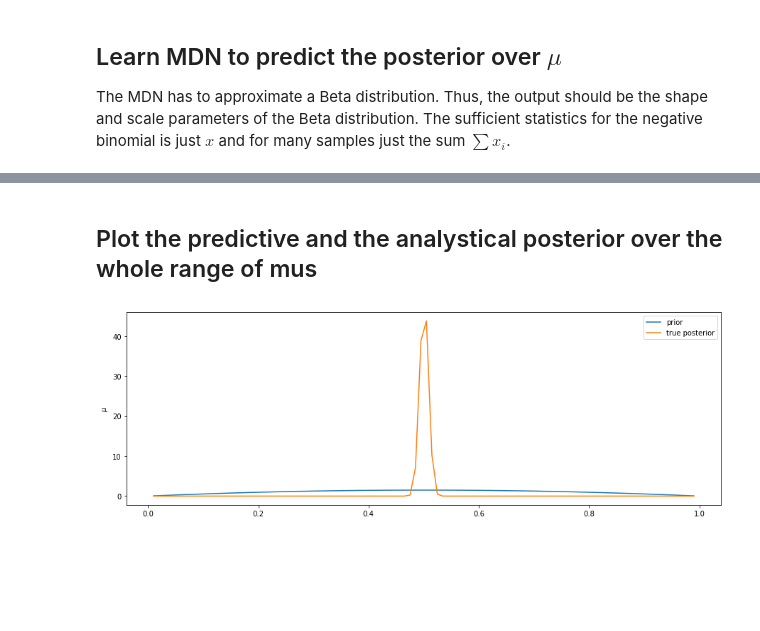
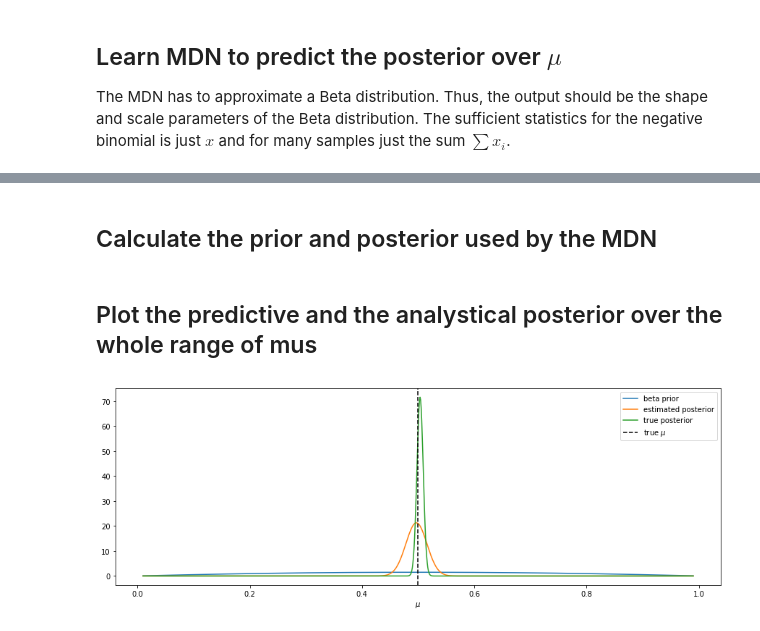
Before and after one commit to janfb/mcabc, a Jupyter notebook: NegBin_fitting_MDN.ipynb, the cells around one changed output, grey strips where cells are left out. Cells and saved outputs as stored; diff of their text form; code cells hidden in the pictures; blank space fills up the shorter version.

```diff
--- a/NegBin_fitting_MDN.ipynb
+++ b/NegBin_fitting_MDN.ipynb
@@ -120,23 +152,23 @@ class MDN_phi(nn.Module):
         super(MDN_phi, self).__init__()
         self.fc_in = nn.Linear(ndim_input, n_hidden)
         self.tanh = nn.Tanh()
-        self.scale_out = torch.nn.Sequential(
+        self.alpha_out = torch.nn.Sequential(
               nn.Linear(n_hidden, n_components),
               nn.Softplus())
-        self.shape_out = torch.nn.Sequential(
+        self.beta_out = torch.nn.Sequential(
               nn.Linear(n_hidden, n_components),
               nn.Softplus())
 
     def forward(self, x):
         out = self.fc_in(x)
         act = self.tanh(out)
-        out_shape = self.scale_out(act)
-        out_scale = self.shape_out(act)
-        return (out_shape, out_scale)
+        out_alpha = self.alpha_out(act)
+        out_beta = self.beta_out(act)
+        return (out_alpha, out_beta)
 
 # the loss evaluates model (MoG) with the given data (y) and takes the log loss
 def mdn_loss_function(out_shape, out_scale, y):
-    result = gamma_pdf(y, out_shape, out_scale, log=True)
+    result = beta_pdf(y, out_shape, out_scale, log=True)
     result = torch.mean(result)  # mean over batch
     return -result
 
@@ -170,0 +205,3 @@ def train(X, Y, n_epochs=500, n_minibatch=50):
+# %%
+model = MDN_phi(ndim_input=1, n_components=1)
+optim = torch.optim.Adam(model.parameters(), lr=0.01)
@@ -171,23 +228,46 @@ def train(X, Y, n_epochs=500, n_minibatch=50):
+# %% [markdown]
+## Calculate the prior and posterior used by the MDN
+# %%
+# now evaluate the model at the observed data
+# normalize data
+#stats_o = ((X_o - data_mean) / data_std).astype(float).reshape(1, 1)
+stats_o = (np.mean(X_o)).astype(float).reshape(1, 1)
+
+X_var = Variable(torch.Tensor(stats_o))
+
+(out_shape, out_scale) = model(X_var)
+# %%
+n_thetas = 1000
+thetas = np.linspace(0.01, .99, n_thetas)
+
+# make sure all variabel have dimensions (N, 1)
+out_shapes = Variable(torch.Tensor(out_shape.data * torch.ones(thetas.size))).view(n_thetas, 1)
+out_scales = Variable(torch.Tensor(out_scale.data * torch.ones(thetas.size))).view(n_thetas, 1)
+
+posterior_pred = beta_pdf(Variable(torch.Tensor(thetas.reshape(n_thetas, 1))), out_shapes, out_scales, log=False).data.numpy()
 # %% [markdown]
 ## Plot the predictive and the analystical posterior over the whole range of mus
 # %%
 N = X_o.size
 M = n_failures
 
 # analytical posterior
-mus = np.linspace(0.01, 0.99, 100)
+mus = thetas
 
-prior = beta.pdf(mus, alp, bet)
+prior1 = beta.pdf(mus, alp, bet)
 
 a = alp + X_o.sum()
 b = bet + N * M
 post_ana = beta.pdf(mus, a, b)
 
 # plotting
 plt.figure(figsize=(15, 5))
-plt.plot(mus, prior, label='prior')
+plt.plot(mus, prior1, label='beta prior')
+
+plt.plot(mus, posterior_pred, label='estimated posterior')
 plt.plot(mus, post_ana, label='true posterior')
-plt.ylabel(r'$\mu$')
+plt.axvline(x=true_mu, ls='--', c='k', label=r'true $\mu$')
+plt.xlabel(r'$\mu$')
 plt.legend();
 # %% [output]
-[figure, old version]
+[figure, new version]
```
Also changed, not shown: parts of 8 cells of this notebook.
